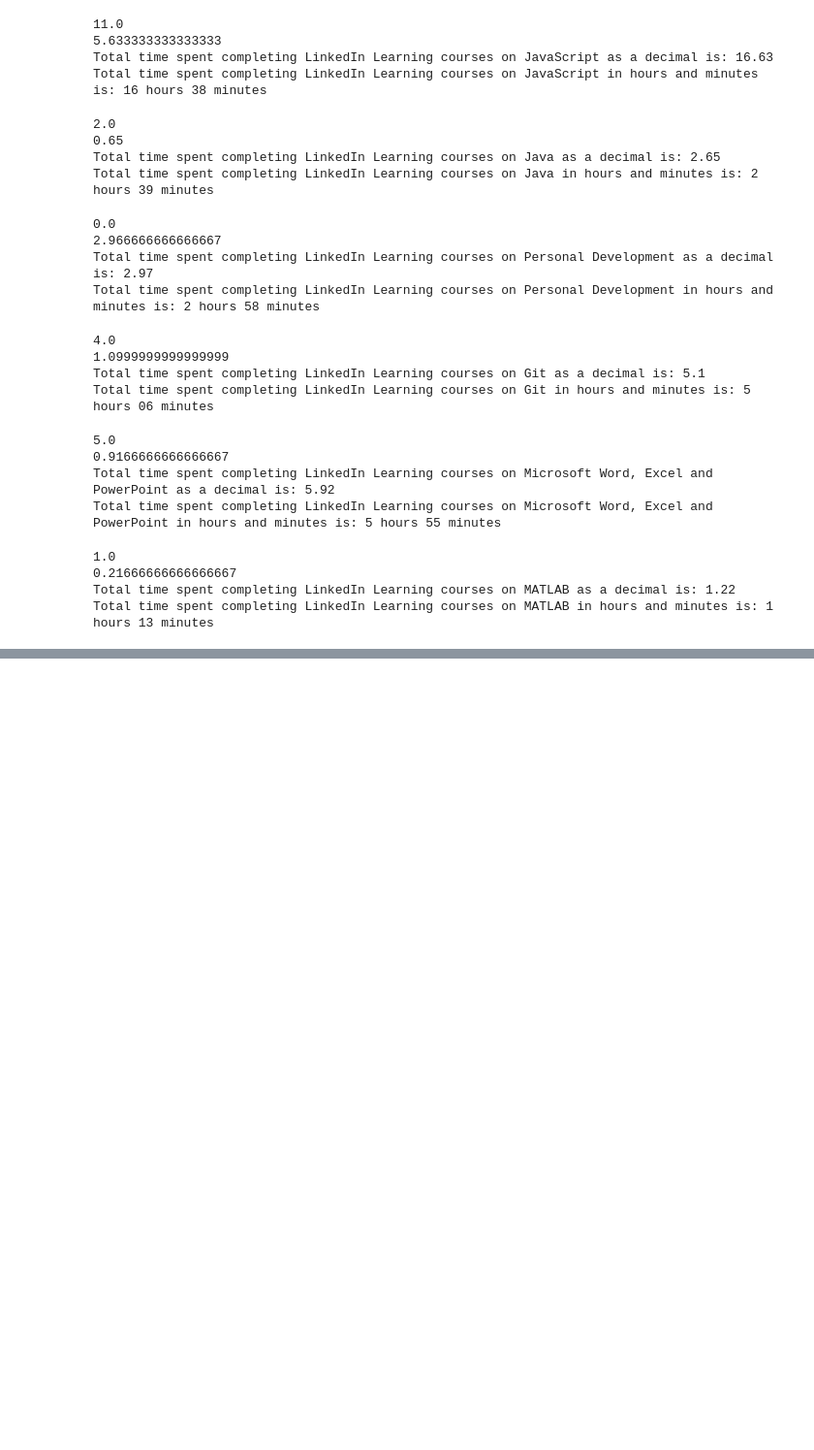
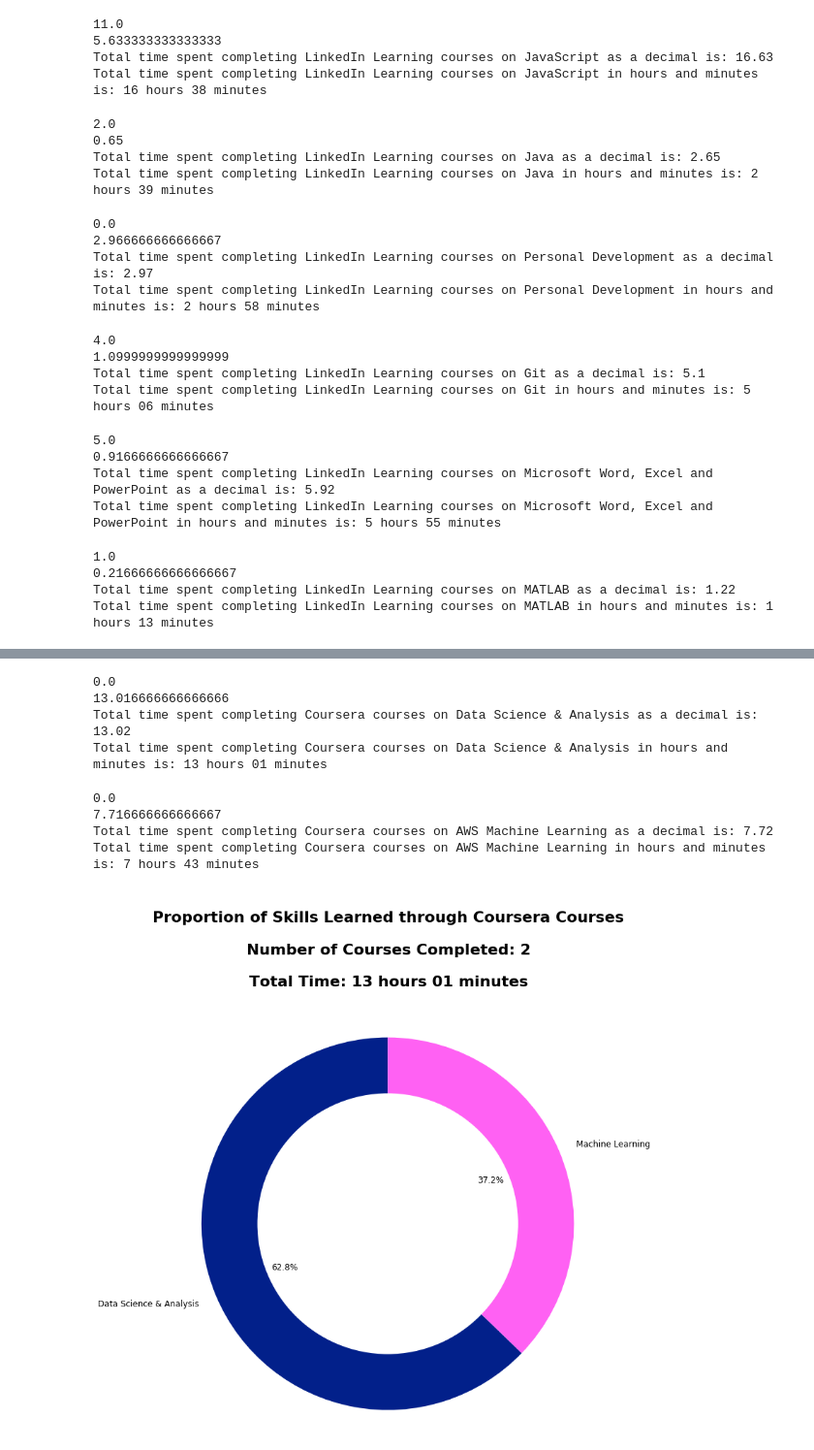
Before and after one commit to abbielms/Online_Courses, a Jupyter notebook: OnlineCourses.ipynb, the cells around one changed output, grey strips where cells are left out. Shown: that part at 97% size. Saved outputs shown, nothing was run; the diff lists cells and outputs as text; code cells hidden in the pictures; blank space fills up the shorter version.

```diff
--- a/OnlineCourses.ipynb
+++ b/OnlineCourses.ipynb
@@ -298,0 +321,3 @@ plt.show()
+# %%
+coursera_data = pd.read_excel('CourseraOnlineCourses.xlsx')
+print(coursera_data)
@@ -298,0 +361,62 @@ plt.show()
+# %%
+c_ds_hours = np.nansum(coursera_data['c_dsMathSkills_hours'])
+print(c_ds_hours)
+
+c_ds_minutes_in_hours = np.nansum(coursera_data['c_dsMathSkills_minutes'] / 60)
+print(c_ds_minutes_in_hours)
+
+c_ds_time = round((c_ds_hours + c_ds_minutes_in_hours), 2)
+print(f'Total time spent completing Coursera courses on Data Science & Analysis as a decimal is: {c_ds_time}')
+
+c_ds_decimal_hours_in_mins = float(str(c_ds_minutes_in_hours - int(c_ds_minutes_in_hours))) * 60
+
+c_ds_hours_min_time = round((c_ds_hours + int(c_ds_minutes_in_hours) + (c_ds_decimal_hours_in_mins / 100)), 2)
+print(f'Total time spent completing Coursera courses on Data Science & Analysis in hours and minutes is: {str(c_ds_hours_min_time)[:-3]} hours {str(c_ds_hours_min_time)[3:]} minutes')
+# %% [output]
+0.0
+13.016666666666666
+Total time spent completing Coursera courses on Data Science & Analysis as a decimal is: 13.02
+Total time spent completing Coursera courses on Data Science & Analysis in hours and minutes is: 13 hours 01 minutes
+# %%
+c_awsml_hours = np.nansum(coursera_data['c_AWSml_hours'])
+print(c_awsml_hours)
+
+c_awsml_minutes_in_hours = np.nansum(coursera_data['c_AWSml_minutes'] / 60)
+print(c_awsml_minutes_in_hours)
+
+c_awsml_time = round((c_awsml_hours + c_awsml_minutes_in_hours), 2)
+print(f'Total time spent completing Coursera courses on AWS Machine Learning as a decimal is: {c_awsml_time}')
+
+c_awsml_decimal_hours_in_mins = float(str(c_awsml_minutes_in_hours - int(c_awsml_minutes_in_hours))) * 60
+
+c_awsml_hours_min_time = round((c_awsml_hours + int(c_awsml_minutes_in_hours) + (c_awsml_decimal_hours_in_mins / 100)), 2)
+print(f'Total time spent completing Coursera courses on AWS Machine Learning in hours and minutes is: {str(c_awsml_hours_min_time)[:-3]} hours {str(c_awsml_hours_min_time)[2:]} minutes')
+# %% [output]
+0.0
+7.716666666666667
+Total time spent completing Coursera courses on AWS Machine Learning as a decimal is: 7.72
+Total time spent completing Coursera courses on AWS Machine Learning in hours and minutes is: 7 hours 43 minutes
+# %%
+%matplotlib inline
+
+labels = 'Data Science & Analysis', 'Machine Learning'
+sizes = [c_ds_time, c_awsml_time]
+
+colors = ['#02208a', '#ff61f3']
+
+fig1, ax1 = plt.subplots()
+
+ax1.pie(sizes, colors = colors, labels=labels, autopct='%1.1f%%', startangle=90, textprops={'fontsize': 12, 'fontweight': 500})
+
+centre_circle = plt.Circle((0,0),0.7,fc='white')
+fig = plt.gcf()
+fig.set_size_inches(11,11)
+fig.gca().add_artist(centre_circle)
+
+ax1.axis('equal')
+total_c_time = f'{str(c_ds_hours_min_time)[:-3]} hours {str(c_ds_hours_min_time)[3:]} minutes'
+ax1.set_title(f'\nProportion of Skills Learned through Coursera Courses\n\nNumber of Courses Completed: {(coursera_data.shape[1] - 2) // 2}\n\nTotal Time: {total_c_time}\n\n', fontsize=22, fontweight='bold')
+plt.tight_layout()
+plt.show()
+# %% [output]
+[figure, added]
```
Also changed, not shown: parts of 10 cells of this notebook, 3 other files.
